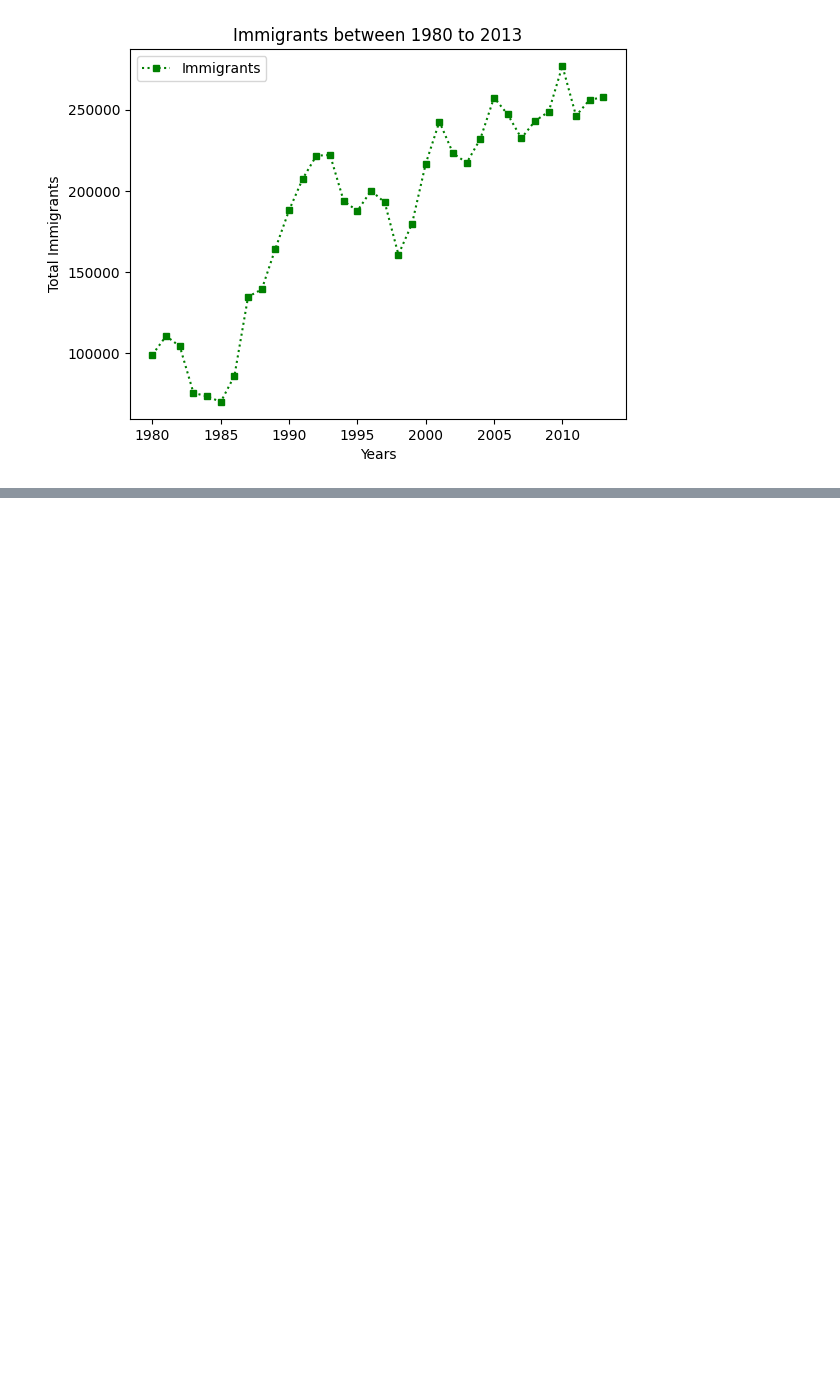
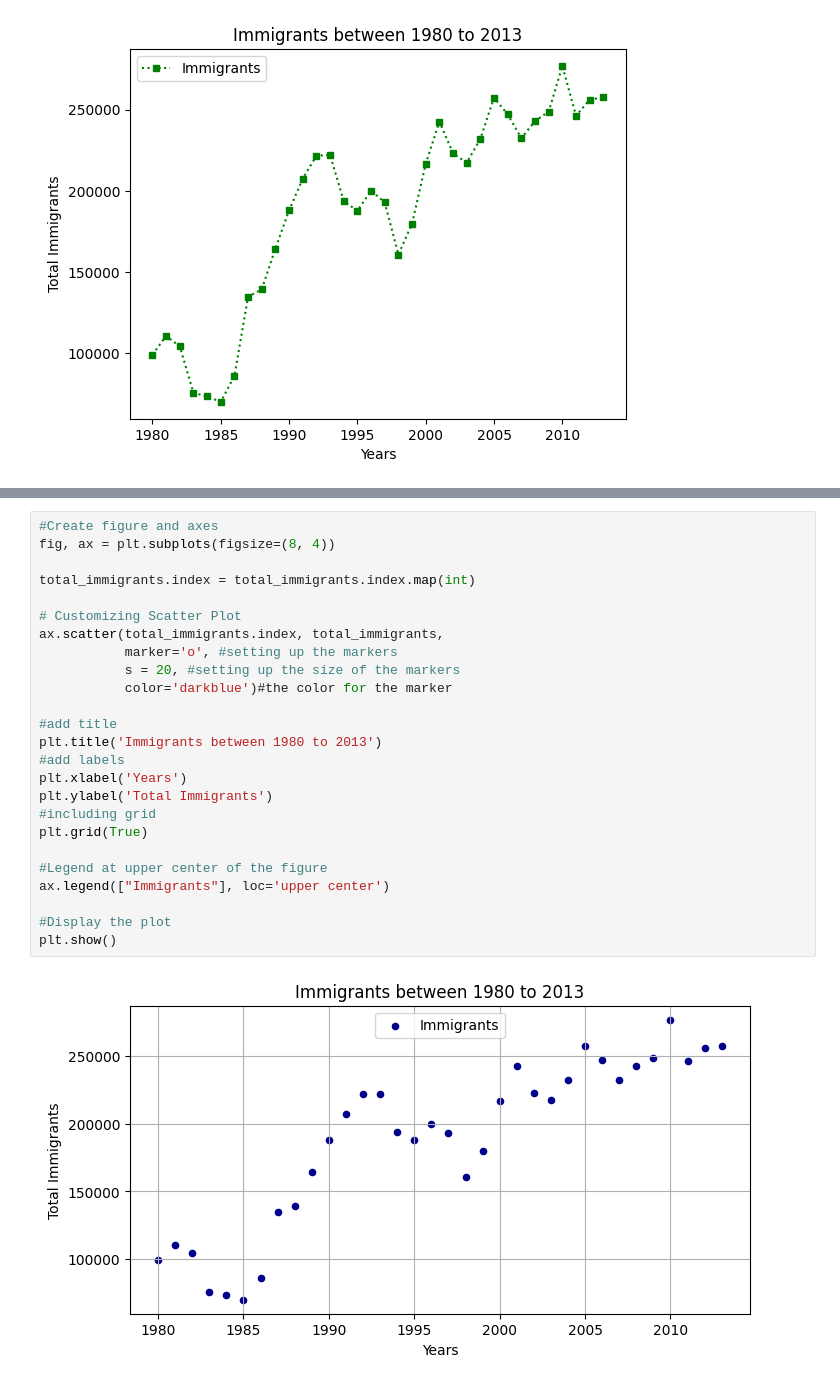
Before and after one commit to mohammedhelalu/GoogleDrivemmm, a Jupyter notebook: matplot_direct_plots.ipynb, the cells around one changed output, grey strips where cells are left out. Drawn from its saved outputs; the diff is of its cells as text; blank space fills up the shorter version.

```diff
--- a/matplot_direct_plots.ipynb
+++ b/matplot_direct_plots.ipynb
@@ -130,0 +212,27 @@ plt.show()
+# %%
+#Create figure and axes
+fig, ax = plt.subplots(figsize=(8, 4))
+
+total_immigrants.index = total_immigrants.index.map(int)
+
+# Customizing Scatter Plot
+ax.scatter(total_immigrants.index, total_immigrants,
+           marker='o', #setting up the markers
+           s = 20, #setting up the size of the markers
+           color='darkblue')#the color for the marker
+
+#add title
+plt.title('Immigrants between 1980 to 2013')
+#add labels
+plt.xlabel('Years')
+plt.ylabel('Total Immigrants')
+#including grid
+plt.grid(True)
+
+#Legend at upper center of the figure
+ax.legend(["Immigrants"], loc='upper center')
+
+#Display the plot
+plt.show()
+# %% [output]
+[figure, added]
```
Also changed, not shown: parts of 7 cells of this notebook.
